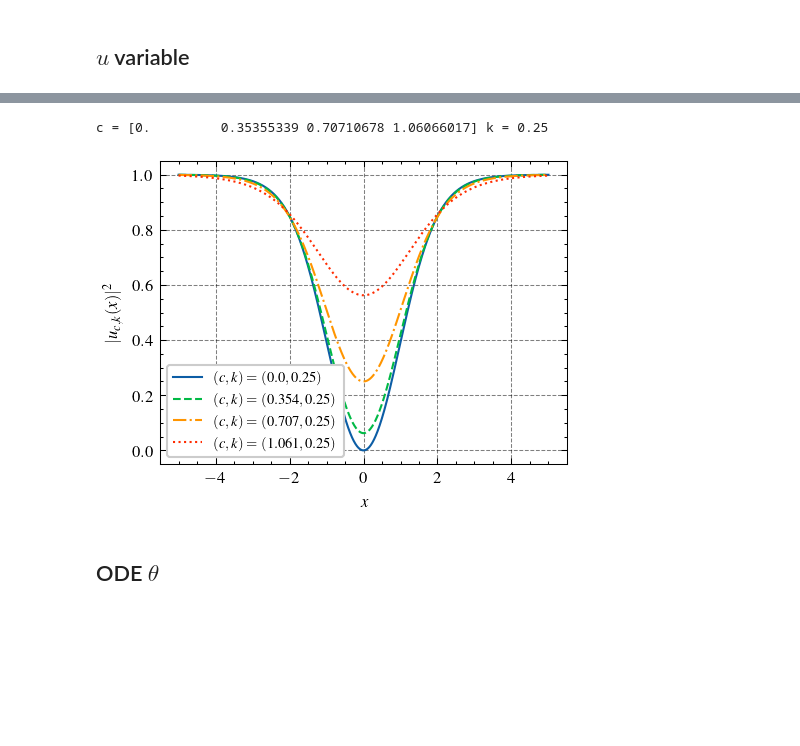
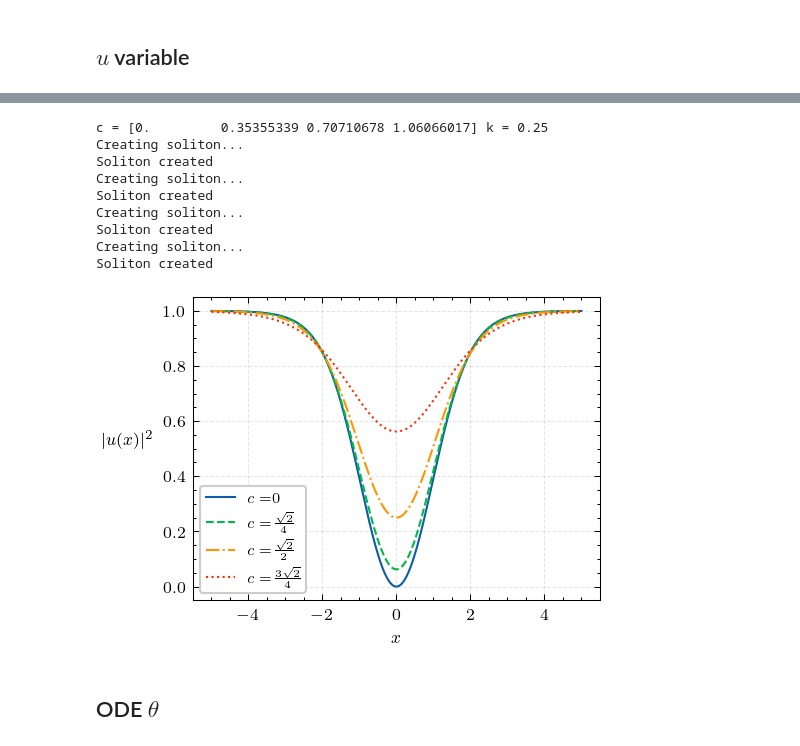
Before and after one commit to ElTapia/Quasilinear-GP, a Jupyter notebook: Tests and Results/QGP/Soliton_Gen_tests.ipynb, the cells around one changed output, grey strips where cells are left out. Drawn from its saved outputs; the diff is of its cells as text; code cells hidden in the pictures; blank space fills up the shorter version.

```diff
--- a/Tests and Results/QGP/Soliton_Gen_tests.ipynb
+++ b/Tests and Results/QGP/Soliton_Gen_tests.ipynb
@@ -409,20 +433,22 @@ ks = np.linspace(0, 1/2, N, endpoint=False)[1:]
 
 
 L = 5
-x = np.linspace(-L, L, 2_001)
+#x = np.linspace(-L, L, 2_001)
 
 
 for k in ks:
     print("c =", c, "k =", k)
-    eta = eta_c_k(x, c, k)
-    plt.plot(x, norm(u_c_k(x, c, eta)), label=r"$(c, k)={}$".format((round(c, 3), round(k, 3))),
+    #eta = eta_c_k(x, c, k)
+    u_c_k, x = soliton(c, k, soliton_type="dark", L=L, N=1001)
+
+    plt.plot(x, norm(u_c_k), label=r"$\upkappa = {}$".format(round(k, 3)), #r"$(c, k)=\Big(\frac{\sqrt{2}}{2},$"+str(round(k, 3))+r"$\Big)$",
             marker="none")
     plt.legend(fontsize=7)
 
 plt.xlabel(r"$x$")
-plt.ylabel(r"$|u_{c, k}(x)|^2$")
+plt.ylabel(r"$|u(x)|^2$", rotation='horizontal', ha='right', multialignment='center')
 plt.savefig(path_save+"D_1_dark_soliton_ks.pdf", dpi=300, bbox_inches = "tight")
-plt.savefig(path_save+"D_1_dark_soliton_ks.pgf", dpi=300, bbox_inches = "tight")
+#plt.savefig(path_save+"D_1_dark_soliton_ks.pgf", dpi=300, bbox_inches = "tight")
 plt.show()
 # %% [output]
 c = 0.7071067811865476 k = 0.1
@@ -433,29 +467,41 @@ c = 0.7071067811865476 k = 0.4
 # %%
 ### Varying c ###
 
 N = 4
 cs = np.linspace(0, np.sqrt(2), N, endpoint=False)
 k = 1/4
 print("c =", cs, "k =", k)
 
+labels = ["0", r"$\frac{\sqrt{2}}{4}$", r"$\frac{\sqrt{2}}{2}$", r"$\frac{3\sqrt{2}}{4}$"]
+
 L = 5
-x = np.linspace(-L, L, 2_001)
+#x = np.linspace(-L, L, 2_001)
 
-for c in cs:
-    eta = eta_c_k(x, c, k)
-    plt.plot(x, norm(u_c_k(x, c, eta)), label=r"$(c, k)={}$".format((round(c, 3), round(k, 3))),
+for j in range(len(cs)):
+    c = cs[j]
+    #eta = eta_c_k(x, c, k)
+    u_c_k, x = soliton(c, k, soliton_type="dark", L=L, N=1001)
+    plt.plot(x, norm(u_c_k), label=r"$c = $"+labels[j],#r"$(c, k)=\Big($"+labels[j]+r"$,$"+str(round(k, 3))+r"$\Big)$",
             marker="none")
     plt.legend(fontsize=7)
 
 plt.xlabel(r"$x$")
-plt.ylabel(r"$|u_{c, k}(x)|^2$")
+plt.ylabel(r"$|u(x)|^2$", rotation='horizontal', ha='right', multialignment='center')
 
 plt.savefig(path_save+"D_1_dark_soliton_cs.pdf", dpi=300, bbox_inches = "tight")
-plt.savefig(path_save+"D_1_dark_soliton_cs.pgf", dpi=300, bbox_inches = "tight")
+#plt.savefig(path_save+"D_1_dark_soliton_cs.pgf", dpi=300, bbox_inches = "tight")
 plt.show()
 # %% [output]
 c = [0.         0.35355339 0.70710678 1.06066017] k = 0.25
+Creating soliton...
+Soliton created
+Creating soliton...
+Soliton created
+Creating soliton...
+Soliton created
+Creating soliton...
+Soliton created
-[figure, old version]
+[figure, new version]
 # %% [markdown]
 ## ODE $\theta$
 # %%
```
Also changed, not shown: parts of 63 cells of this notebook, 6 other files.
